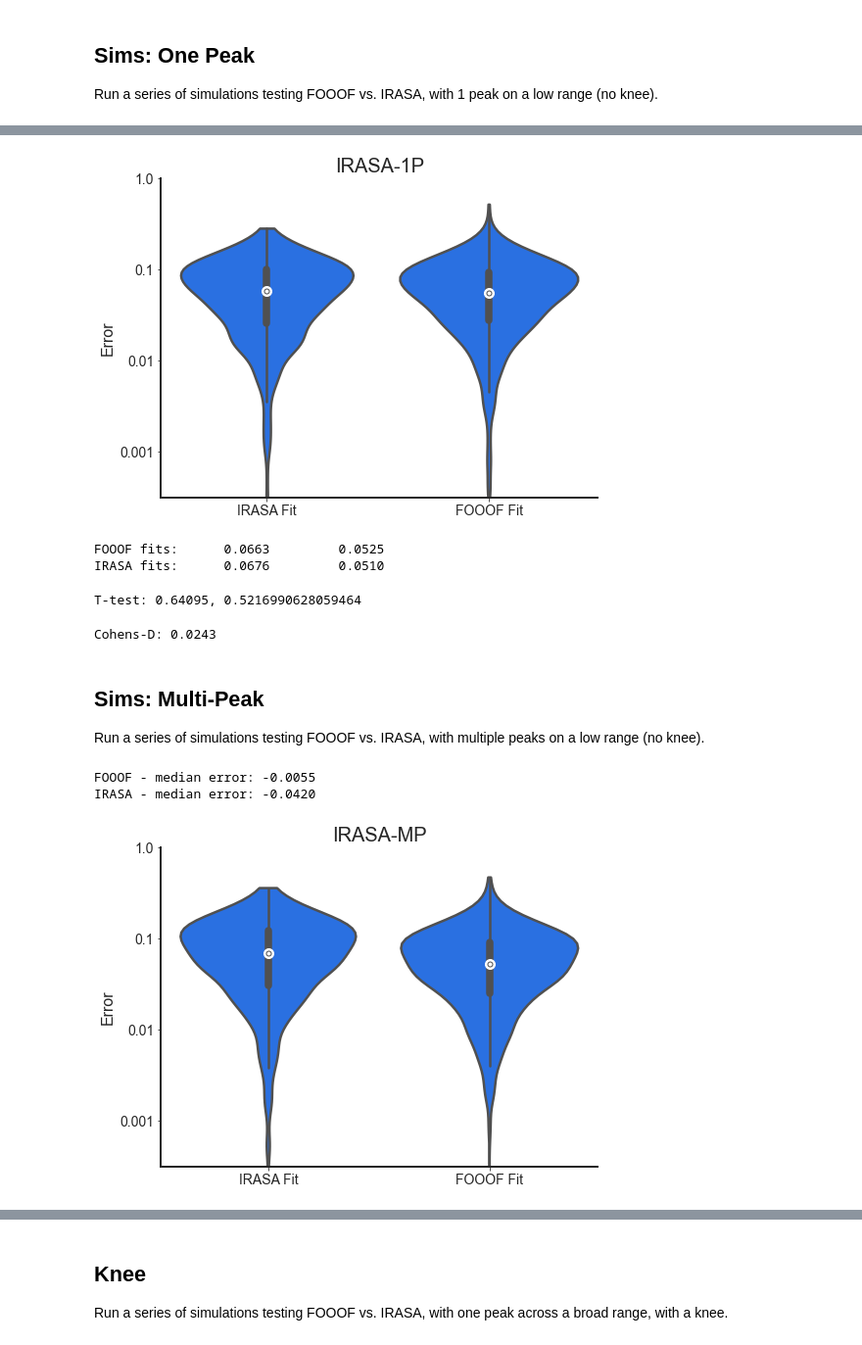
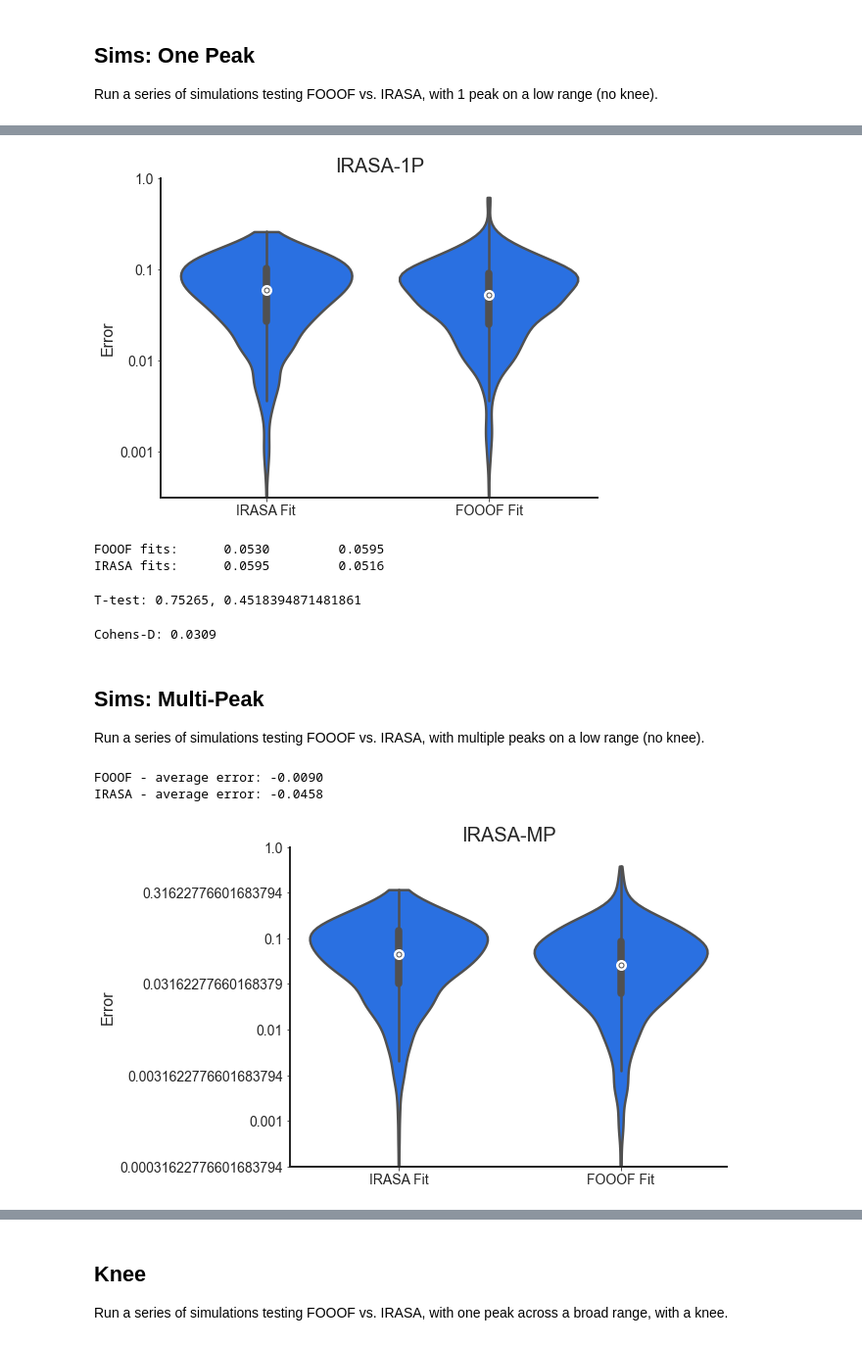
Before and after one commit to TomDonoghue/SIMparam, a Jupyter notebook: notebooks/08-Comparison-IRASA.ipynb, the cells around one changed output, grey strips where cells are left out. Shown: that part at 98% size. Saved outputs shown, nothing was run; the diff lists cells and outputs as text; code cells hidden in the pictures.

```diff
--- a/notebooks/08-Comparison-IRASA.ipynb
+++ b/notebooks/08-Comparison-IRASA.ipynb
@@ -74,3 +66,16 @@ ylims = [-3.5, 0]
+# %%
+# Parameter settings
+# Convert exponent definitions for NeuroDSP format (uses negatives)
+EXPS = [-val for val in EXP_OPTS]
+
+# Initialize generators to sample parameters from
+exp_sampler = param_sampler(EXPS, EXP_PROBS)
+cf_sampler = param_sampler(CF_OPTS, CF_PROBS)
+cf_sampler_high = param_sampler(np.arange(50, 90, 1))
+# %%
+# Analysis settings
+avg_func = np.median
+psd_kwargs = {'nperseg' : FS, 'noverlap' : 0.5 * FS}
 # %% [markdown]
 ## Helper Functions
 # %%
@@ -206,11 +214,6 @@ if GEN_SIMS:
 
     sigs = []
     sim_params = [None] * n_sims
-
-    # Initialize generators to sample parameters from
-    exp_sampler = param_sampler(EXP_OPTS, EXP_PROBS)
-    cf_sampler = param_sampler(CF_OPTS, CF_PROBS)
-
     comp_vars = [1, 0.5]
 
     for ind in range(n_sims):
@@ -262,31 +265,31 @@ ir_errs_1p = np.abs(ir_errs_1p)
 all_errs_1p = np.array([ir_errs_1p, fm_errs_1p])
 # %%
 # Plot the error of the exponent reconstruction, comparing between methods
-plot_errors_violin(all_errs_1p, 'IRASA-1P', x_axis=None, ylim=ylims,
+plot_errors_violin(all_errs_1p, 'IRASA-1P', x_axis=None, ylim=YLIMS,
                    x_ticks=['IRASA Fit', 'FOOOF Fit'], plt_log=PLT_LOG,
                    save_fig=SAVE_FIG, save_name=pjoin(FOLDER, 'IRASA-1p'))
 # %% [output]
-[figure, old version]
+[figure, new version]
 # %%
-# Check mean and standard deviation of the errors
+# Check descriptive stats of the errors
 print('FOOOF fits: \t {:1.4f} \t{:1.4f}'.format(\
-    np.mean(fm_errs_1p), np.std(fm_errs_1p)))
+    avg_func(fm_errs_1p), np.std(fm_errs_1p)))
 print('IRASA fits: \t {:1.4f} \t{:1.4f}'.format(\
-    np.mean(ir_errs_1p), np.std(ir_errs_1p)))
+    avg_func(ir_errs_1p), np.std(ir_errs_1p)))
 # %% [output]
-FOOOF fits:      0.0663         0.0525
-IRASA fits:      0.0676         0.0510
+FOOOF fits:      0.0530         0.0595
+IRASA fits:      0.0595         0.0516
 # %%
 # Check t-test comparison
-t_val_1p, p_val_1p = ttest_rel(ir_errs_1p, fm_errs_1p)
+t_val_1p, p_val_1p = ttest_rel(np.log10(ir_errs_1p), np.log10(fm_errs_1p))
 print('T-test: {:1.5f}, {}'.format(t_val_1p, p_val_1p))
 # %% [output]
-T-test: 0.64095, 0.5216990628059464
+T-test: 0.75265, 0.4518394871481861
 # %%
 # Check cohens-d effect size
-print('Cohens-D: {:1.4f}'.format(cohens_d(ir_errs_1p, fm_errs_1p)))
+print('Cohens-D: {:1.4f}'.format(cohens_d(np.log10(ir_errs_1p), np.log10(fm_errs_1p))))
 # %% [output]
-Cohens-D: 0.0243
+Cohens-D: 0.0309
 # %% [markdown]
 ## Sims: Multi-Peak
 
@@ -298,27 +301,26 @@ if GEN_SIMS:
 
     sigs = []
     sim_params = [None] * n_sims
-    comp_vars = [1, 0.3, 0.3, 0.3]
-
-    # Initialize generators to sample parameters from
-    exp_sampler = param_sampler(EXP_OPTS, EXP_PROBS)
-    cf_sampler = param_sampler(CF_OPTS, CF_PROBS)
+    comp_vars = [1, 0.35, 0.35, 0.35]
+    n_peaks = 3
 
     for ind in range(n_sims):
 
         # Get the current values to use for the exponent and peak frequency
         exp_val = next(exp_sampler)
-        cf1 = next(cf_sampler)
-        cf2 = next(cf_sampler)
-        cf3 = next(cf_sampler)
+        cfs = []
+        while len(cfs) < 3:
+            cf = next(cf_sampler)
+            if not check_duplicate(cf, cfs, 1):
+                cfs.append(cf)
 
         # Collect together simulated parameters
         sim_params[ind] = SimParams([None, exp_val],
-                                    [[cf1, None, None], [cf2, None, None], [cf3, None, None]],
+                                    [[[cf, None, None] for cf in cfs]],
                                     None)
 
         combs = {'sim_powerlaw' : {'exponent' : exp_val, 'f_range' : ap_filt},
-                 'sim_oscillation' : [{'freq' : cf1}, {'freq' : cf2}, {'freq' : cf3}]}
+                 'sim_oscillation' : [{'freq' : cf} for cf in cfs]}
 
         sigs.append(sim_combined(N_SECONDS, FS, combs, comp_vars))
 
@@ -349,12 +351,12 @@ for sig, params in zip(sigs, sim_params):
     fm_exps_mp.append(ir_exp)
     ir_errs_mp.append(ir_exp - params.aperiodic_params[1])
 # %%
-# Check the median error, to see if there is a directional bias
-print('FOOOF - median error: {:1.4f}'.format(np.median(fm_errs_mp)))
-print('IRASA - median error: {:1.4f}'.format(np.median(ir_errs_mp)))
+# Check the average error, to see if there is a directional bias
+print('FOOOF - average error: {:1.4f}'.format(avg_func(fm_errs_mp)))
+print('IRASA - average error: {:1.4f}'.format(avg_func(ir_errs_mp)))
 # %% [output]
-FOOOF - median error: -0.0055
-IRASA - median error: -0.0420
+FOOOF - average error: -0.0090
+IRASA - average error: -0.0458
 # %%
 # Take absolute value of errors
 fm_errs_mp = np.abs(fm_errs_mp)
@@ -364,9 +366,9 @@ ir_errs_mp = np.abs(ir_errs_mp)
 all_errs_mp = np.array([ir_errs_mp, fm_errs_mp])
 # %%
 # Plot the error of the exponent reconstruction, comparing between methods
-plot_errors_violin(all_errs_mp, 'IRASA-MP', x_axis=None, ylim=ylims,
+plot_errors_violin(all_errs_mp, 'IRASA-MP', x_axis=None, ylim=YLIMS,
                    x_ticks=['IRASA Fit', 'FOOOF Fit'], plt_log=PLT_LOG,
                    save_fig=SAVE_FIG, save_name=pjoin(FOLDER, 'IRASA-mp'))
 # %% [output]
-[figure, old version]
+[figure, new version]
 # %%
```
Also changed, not shown: parts of 20 cells of this notebook, 1 other file.
